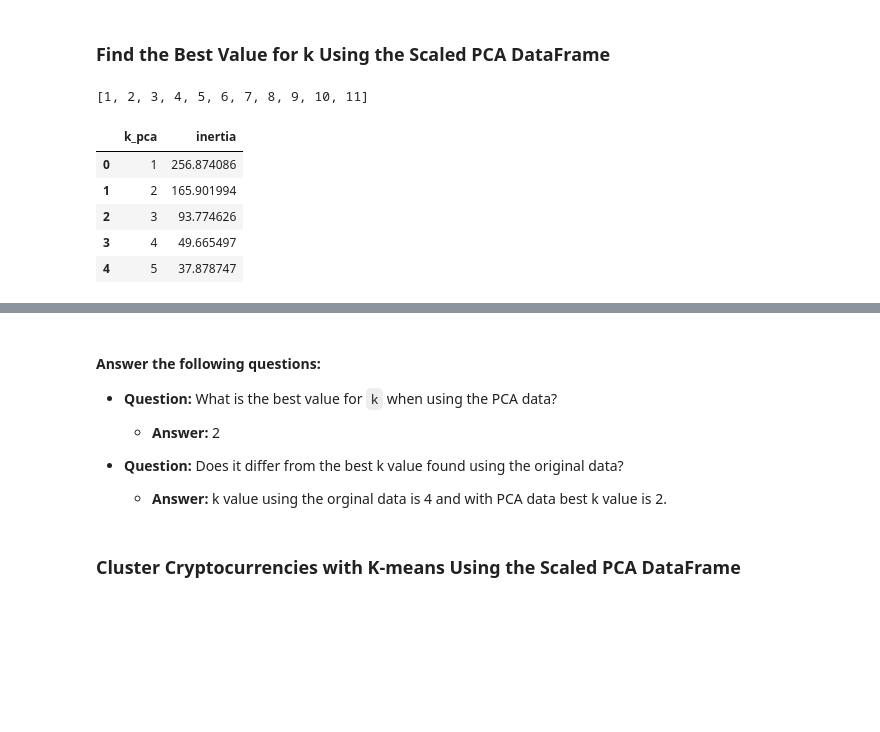
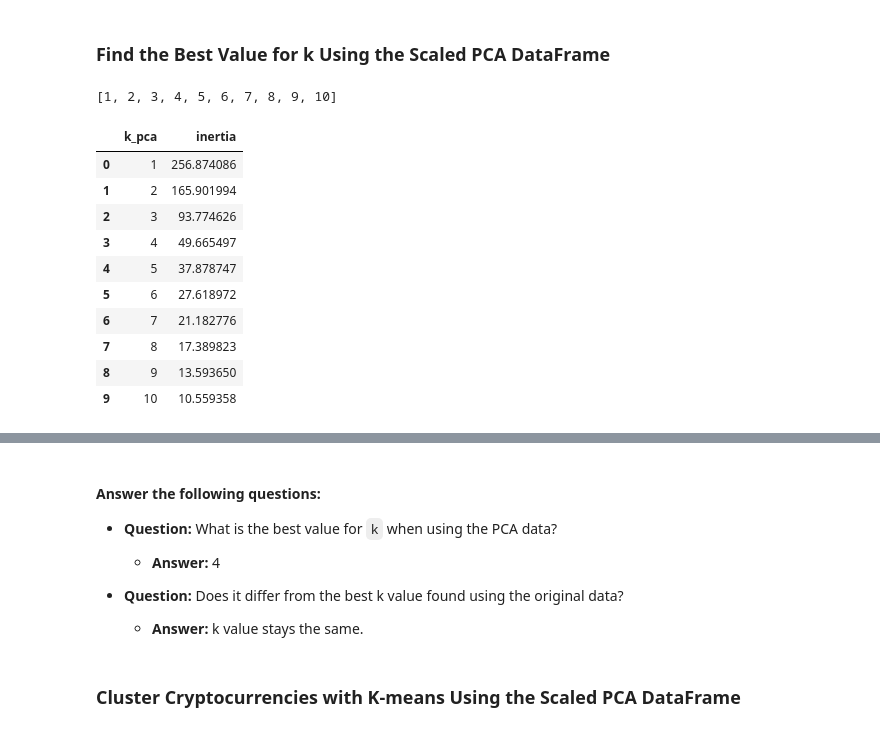
Before and after one commit to avenika100/crypto_clustering, a Jupyter notebook: Crypto_Clustering.ipynb, the cells around one changed output, grey strips where cells are left out. Cells and saved outputs as stored; diff of their text form; code cells hidden in the pictures; blank space fills up the shorter version.

```diff
--- a/Crypto_Clustering.ipynb
+++ b/Crypto_Clustering.ipynb
@@ -107,6 +103,6 @@ df_market_data_scaled.head()
 ### Find the Best Value for k Using the Original Scaled DataFrame.
 # %%
 # Create a list with the number of k-values from 1 to 11
-k = list(range(1,12))
+k = list(range(1,11))
 k
 # %% [output]
@@ -288,10 +287,10 @@ market_pca_df.head(10)
 ### Find the Best Value for k Using the Scaled PCA DataFrame
 # %%
 # Create a list with the number of k-values from 1 to 11
-k_pca = list(range(1,12))
+k_pca = list(range(1,11))
 k_pca
 # %% [output]
-[1, 2, 3, 4, 5, 6, 7, 8, 9, 10, 11]
+[1, 2, 3, 4, 5, 6, 7, 8, 9, 10]
 # %%
 # Create an empty list to store the inertia values
 inertia = []
@@ -308,16 +307,21 @@ for i in k_pca:
 # %%
 # Create a dictionary with the data to plot the Elbow curve
 PCA_elbow_data = {"k_pca": k_pca, "inertia": inertia}
 # Create a DataFrame with the data to plot the Elbow curve
 df_PCA_elbow = pd.DataFrame(PCA_elbow_data)
-df_PCA_elbow.head()
+df_PCA_elbow
 # %% [output]
 |  | k_pca | inertia |
 | 0 | 1 | 256.874086 |
 | 1 | 2 | 165.901994 |
 | 2 | 3 | 93.774626 |
 | 3 | 4 | 49.665497 |
 | 4 | 5 | 37.878747 |
+| 5 | 6 | 27.618972 |
+| 6 | 7 | 21.182776 |
+| 7 | 8 | 17.389823 |
+| 8 | 9 | 13.593650 |
+| 9 | 10 | 10.559358 |
 # %%
 # Plot a line chart with all the inertia values computed with
 # the different values of k to visually identify the optimal value for k.
@@ -334,12 +340,12 @@ df_PCA_elbow.hvplot.line(
 
 * **Question:** What is the best value for `k` when using the PCA data?
 
-  * **Answer:** 2
+  * **Answer:** 4
 
 
 * **Question:** Does it differ from the best k value found using the original data?
 
-  * **Answer:**  k value using the orginal data is 4 and with PCA data best k value is 2.
+  * **Answer:**  k value stays the same.
 # %% [markdown]
 ### Cluster Cryptocurrencies with K-means Using the Scaled PCA DataFrame
 # %%
```
Also changed, not shown: parts of 17 cells of this notebook, 1 other file.
